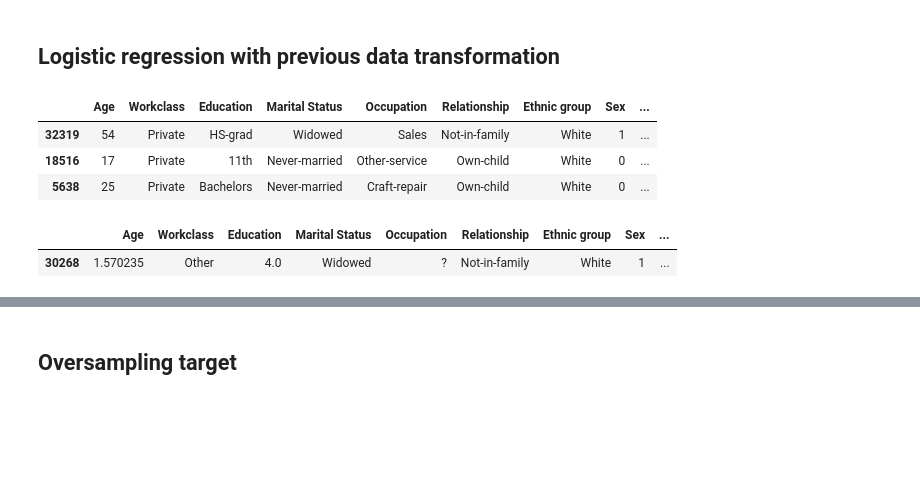
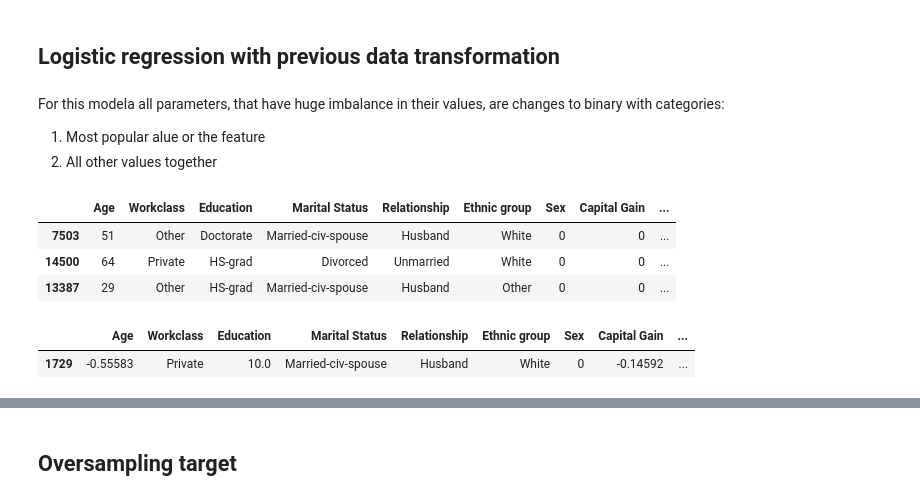
Before and after one commit to nadiia-duiunova/Adults_pet_project, a Jupyter notebook: Logistic regression.ipynb, the cells around one changed output, grey strips where cells are left out. Saved outputs shown, nothing was run; the diff lists cells and outputs as text; code cells hidden in the pictures; blank space fills up the shorter version.

```diff
--- a/Logistic regression.ipynb
+++ b/Logistic regression.ipynb
@@ -56,7 +71,7 @@ X = df.drop(['Income'], axis = 'columns')
 y = df['Income']
 # %%
 def reset_xy (df):
-    X = df.drop(['Income', 'final weight'], axis = 'columns')
+    X = df.drop(['Income', 'final weight', 'Occupation'], axis = 'columns')
     y = df['Income']
     return X, y
 # %%
@@ -312,16 +339,20 @@ weighted avg       0.79      0.80      0.79      6513
 ## Logistic regression with previous data transformation
 # %%
 X, y = reset_xy(df)
+# %% [markdown]
+For this modela all parameters, that have huge imbalance in their values, are changes to binary with categories:
+1. Most popular alue or the feature
+2. All other values together
 # %%
 def balance_predictors():
-    X['Ethnic group'] = np.where(df['Ethnic group'] != ' White', 'Other', df['Ethnic group'])
-    X['Country'] = np.where(df['Country'] != ' United-States', 'Other', df['Country'])
-    X['Workclass'] = np.where(df['Workclass'] != ' Private', 'Other', df['Workclass'])
+    X['Ethnic group'] = np.where(df['Ethnic group'] != ' White', 'Other', X['Ethnic group'])
+    X['Country'] = np.where(df['Country'] != ' United-States', 'Other', X['Country'])
+    X['Workclass'] = np.where(df['Workclass'] != ' Private', 'Other', X['Workclass'])
 
 balance_predictors()
 X.sample(3)
 # %% [output]
-|  | Age | Workclass | Education | Marital Status | Occupation | Relationship | Ethnic group | Sex | ... |
-| 32319 | 54 | Private | HS-grad | Widowed | Sales | Not-in-family | White | 1 | ... |
-| 18516 | 17 | Private | 11th | Never-married | Other-service | Own-child | White | 0 | ... |
-| 5638 | 25 | Private | Bachelors | Never-married | Craft-repair | Own-child | White | 0 | ... |
+|  | Age | Workclass | Education | Marital Status | Relationship | Ethnic group | Sex | Capital Gain | ... |
+| 7503 | 51 | Other | Doctorate | Married-civ-spouse | Husband | White | 0 | 0 | ... |
+| 14500 | 64 | Private | HS-grad | Divorced | Unmarried | White | 0 | 0 | ... |
+| 13387 | 29 | Other | HS-grad | Married-civ-spouse | Husband | Other | 0 | 0 | ... |
@@ -334,6 +365,6 @@ scale_numerical(num_no_fw)
 # %%
 X.sample()
 # %% [output]
-|  | Age | Workclass | Education | Marital Status | Occupation | Relationship | Ethnic group | Sex | ... |
-| 30268 | 1.570235 | Other | 4.0 | Widowed | ? | Not-in-family | White | 1 | ... |
+|  | Age | Workclass | Education | Marital Status | Relationship | Ethnic group | Sex | Capital Gain | ... |
+| 1729 | -0.55583 | Private | 10.0 | Married-civ-spouse | Husband | White | 0 | -0.14592 | ... |
 # %%
```
Also changed, not shown: parts of 44 cells of this notebook.
